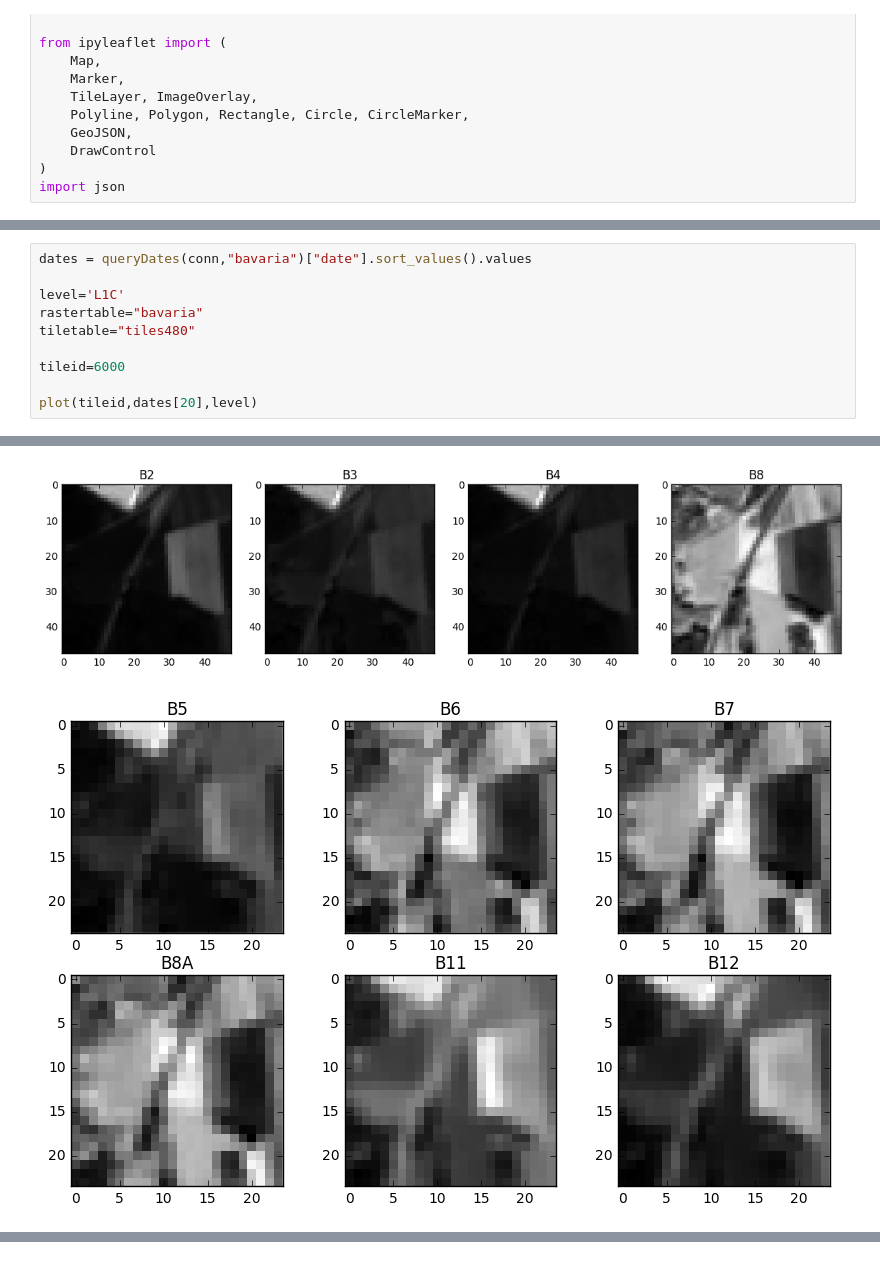
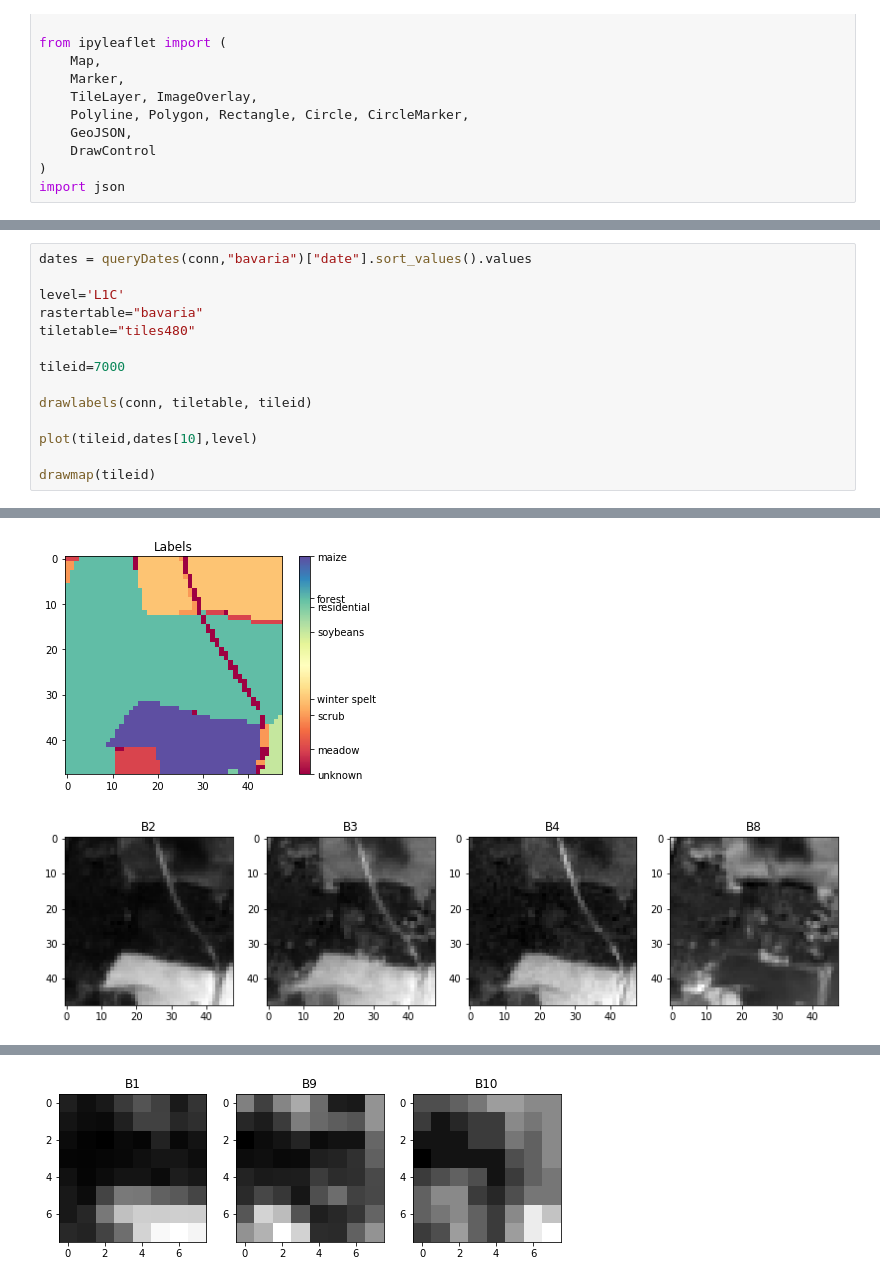
Before and after one commit to MarcCoru/S2preprocessing, a Jupyter notebook: dbviz.ipynb, the cells around one changed output, grey strips where cells are left out. Cells and saved outputs as stored; diff of their text form.

```diff
--- a/dbviz.ipynb
+++ b/dbviz.ipynb
@@ -215,7 +219,11 @@ level='L1C'
 rastertable="bavaria"
 tiletable="tiles480"
 
-tileid=6000
+tileid=7000
 
-plot(tileid,dates[20],level)
+drawlabels(conn, tiletable, tileid)
+
+plot(tileid,dates[10],level)
+
+drawmap(tileid)
 # %% [output]
@@ -239,2 +232,2 @@ plot(tileid,dates[20],level)
-[figure, old version]
+[figure, new version]
-[figure, old version]
+[figure, new version]
@@ -241,0 +235 @@ plot(tileid,dates[20],level)
+[figure, added]
```
Also changed, not shown: parts of 18 cells of this notebook, 3 other files.
